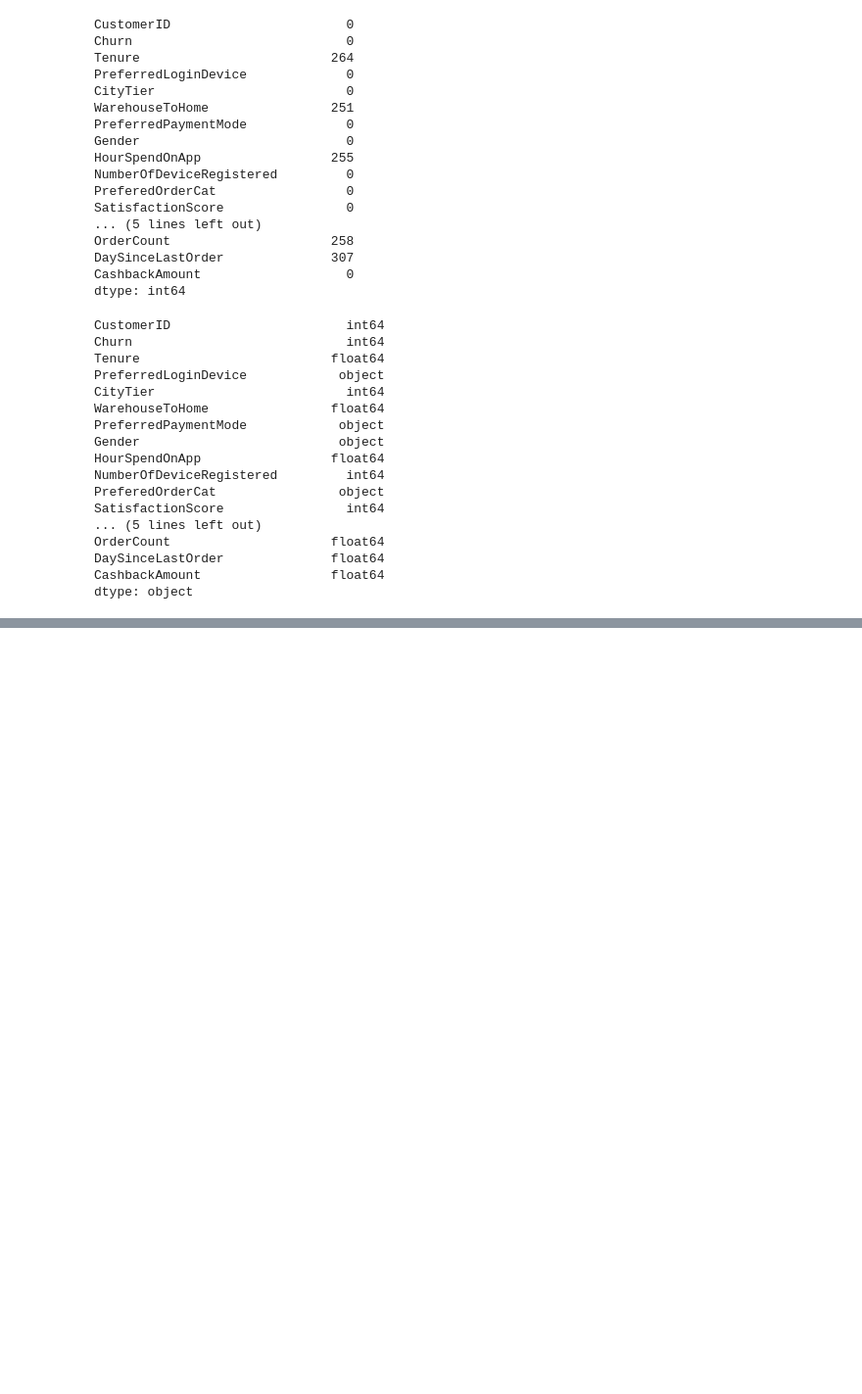
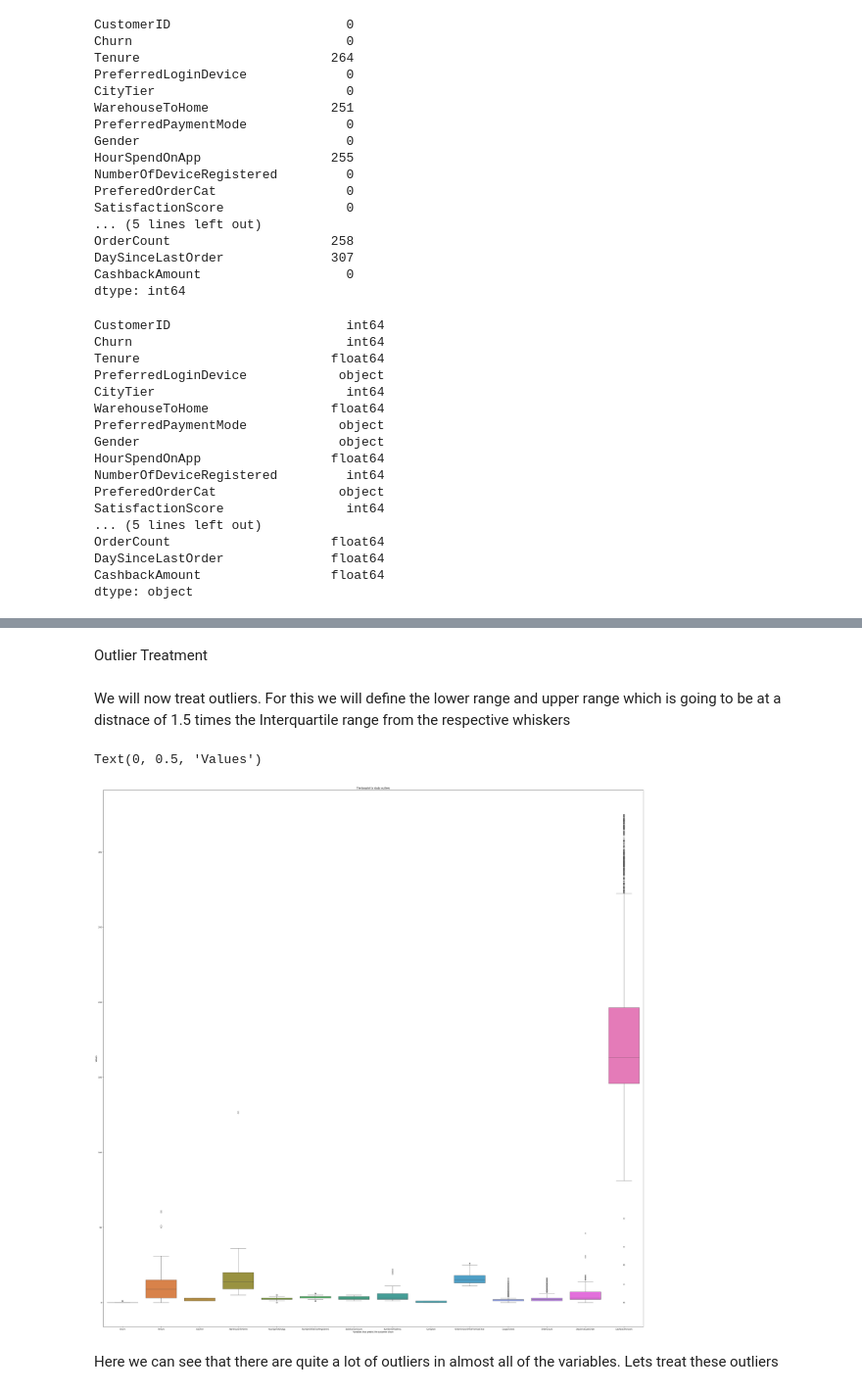
Before and after one commit to Suryasadasivam/e_commerce_customer_churn, a Jupyter notebook: Customer_chrun.ipynb, the cells around one changed output, grey strips where cells are left out. Shown at 98% size. Drawn from its saved outputs; the diff is of its cells as text; code cells hidden in the pictures; blank space fills up the shorter version.

Commit message:
customer

```diff
--- a/Customer_chrun.ipynb
+++ b/Customer_chrun.ipynb
@@ -77,0 +120,2 @@ dtype: object
+# %%
+df.drop(['CustomerID'],axis=1,inplace=True)
@@ -77,0 +124,7 @@ dtype: object
+# %%
+for i in df.columns:
+    if df[i].isnull().sum()>0:
+        print(i)
+        print("Total Null Values are:",df[i].isnull().sum())
+        print("the datatype is" , df[i].dtypes)
+        print()
@@ -77,0 +149,3 @@ dtype: object
+# %%
+df["Churn"]=df["Churn"].astype('object')
+df['CityTier']=df['CityTier'].astype('object')
@@ -77,0 +171,4 @@ dtype: object
+# %%
+for i in df.columns:
+    if df[i].isnull().sum()>0:
+        df[i].fillna(df[i].median(),inplace=True)
@@ -77,0 +216,15 @@ dtype: object
+# %% [markdown]
+Outlier Treatment
+# %% [markdown]
+We will now treat outliers. For this we will define the lower range and upper range which is going to be at a distnace of 1.5 times the Interquartile range from the respective whiskers
+# %%
+plt.figure(figsize=(50,50))
+sns.boxplot(data=df)
+plt.title('The boxplot to study outliers')
+plt.xlabel('Variables that predict the customer churn')
+plt.ylabel('Values')
+# %% [output]
+Text(0, 0.5, 'Values')
+[figure, added]
+# %% [markdown]
+Here we can see that there are quite a lot of outliers in almost all of the variables. Lets treat these outliers
```
Also changed, not shown: parts of 23 cells of this notebook.
